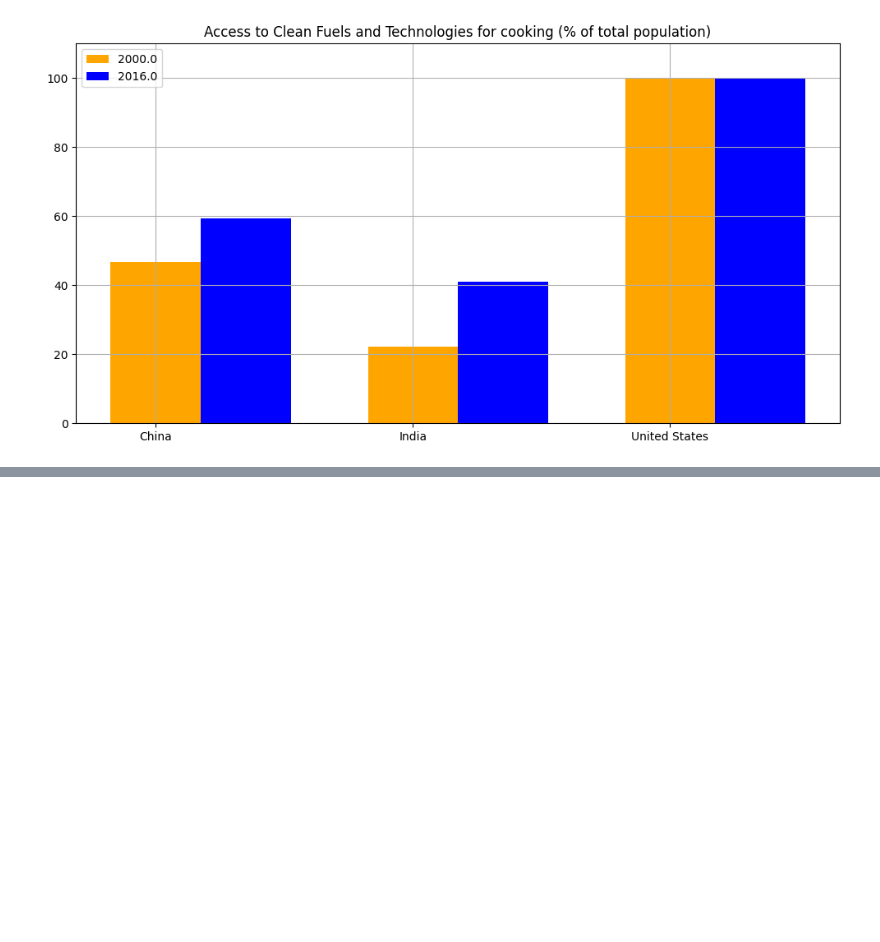
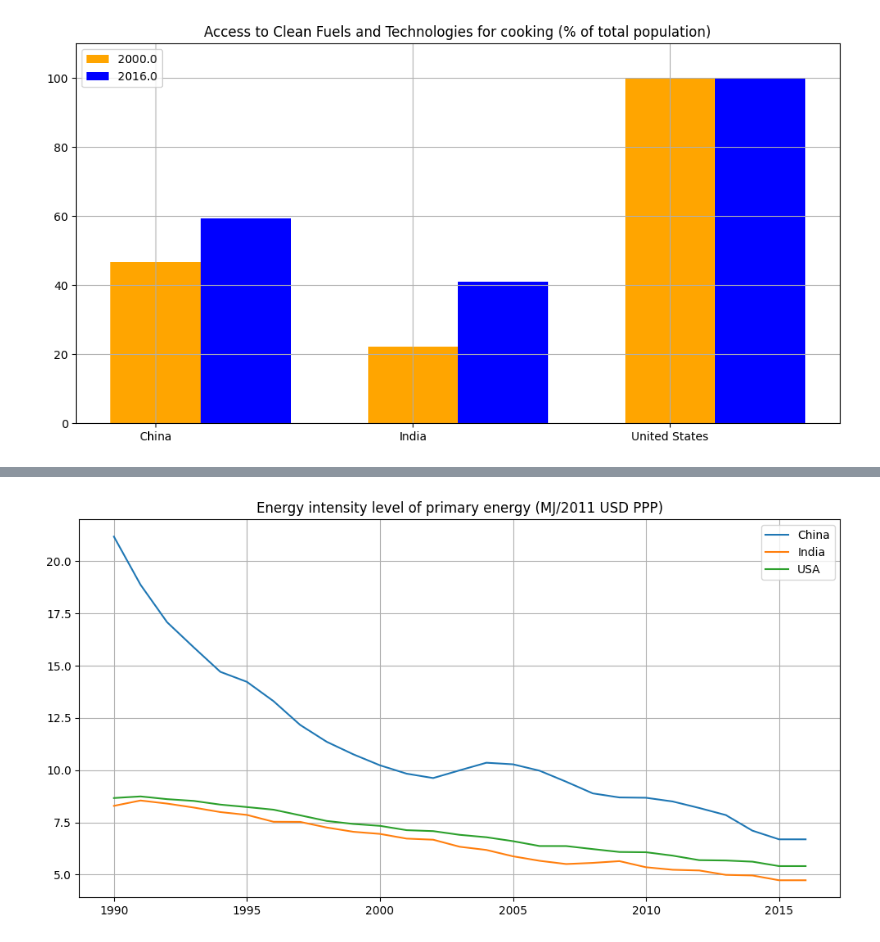
Before and after one commit to ximegargo012-droid/Energy, a Jupyter notebook: Energy.ipynb, the cells around one changed output, grey strips where cells are left out. Saved outputs shown, nothing was run; the diff lists cells and outputs as text; code cells hidden in the pictures; blank space fills up the shorter version.

```diff
--- a/Energy.ipynb
+++ b/Energy.ipynb
@@ -147,0 +202,46 @@ plt.show()
+# %%
+#Y Values for series
+def primEnergy(countryName):
+
+    lbEIntensity="Energy intensity level of primary energy (MJ/2011 USD PPP) [6.1_PRIMARY.ENERGY.INTENSITY]"
+    yValues=[]
+
+    i=0
+    for country2 in dfEIntensity.iloc[:,0]:
+        if  (country2 == countryName):
+            try:
+                number=float(dfEIntensity.iloc[i][lbEIntensity])
+            except ValueError:
+                number=float(dfEIntensity.iloc[i+1][lbEIntensity])
+            yValues.append(number)
+        i=i+1
+
+    return yValues
+# %%
+#Series of each country
+for countryName in NRep:
+    match countryName:
+        case "China":
+            primECHN=primEnergy(countryName)
+        case "India":
+            primEIND=primEnergy(countryName)
+        case "United States":
+            primEUSA=primEnergy(countryName)
+# %%
+#Plot
+plt.figure(figsize=(12,6))
+
+plt.plot(yearsBlock2,primECHN,label="China")
+plt.plot(yearsBlock2,primEIND,label="India")
+plt.plot(yearsBlock2,primEUSA,label="USA")
+
+plt.legend()
+plt.grid()
+
+xvalues=np.arange(1990,2020,5)
+plt.title("Energy intensity level of primary energy (MJ/2011 USD PPP)")
+
+plt.xticks(xvalues)
+plt.show()
+# %% [output]
+[figure, added]
```
Also changed, not shown: parts of 14 cells of this notebook.
